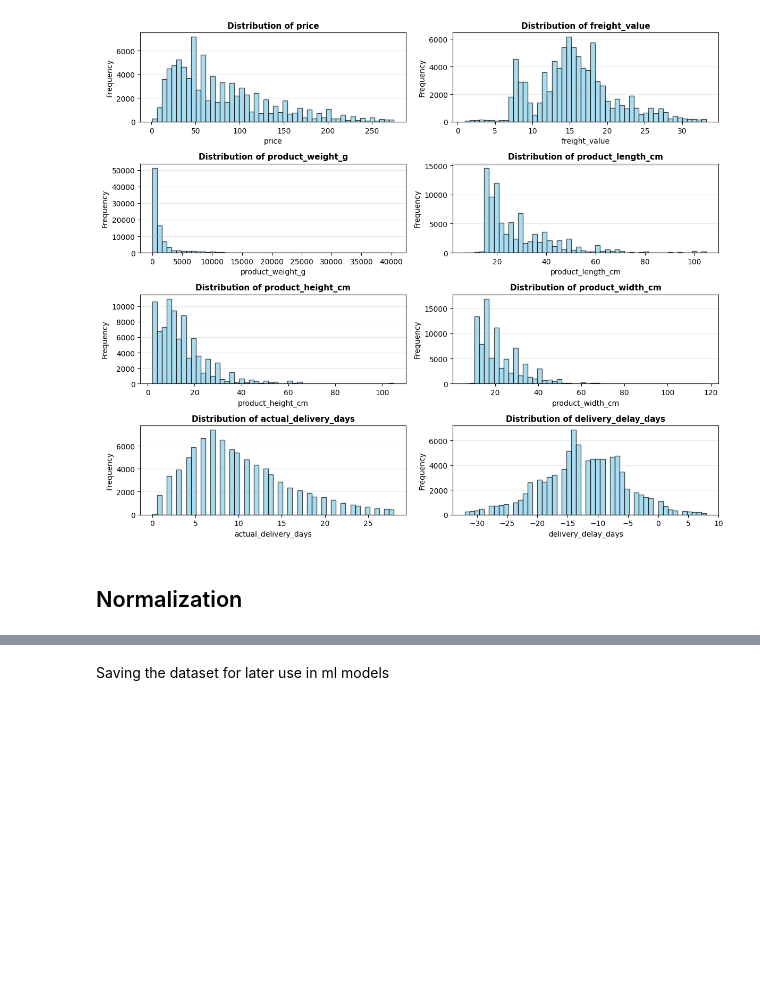
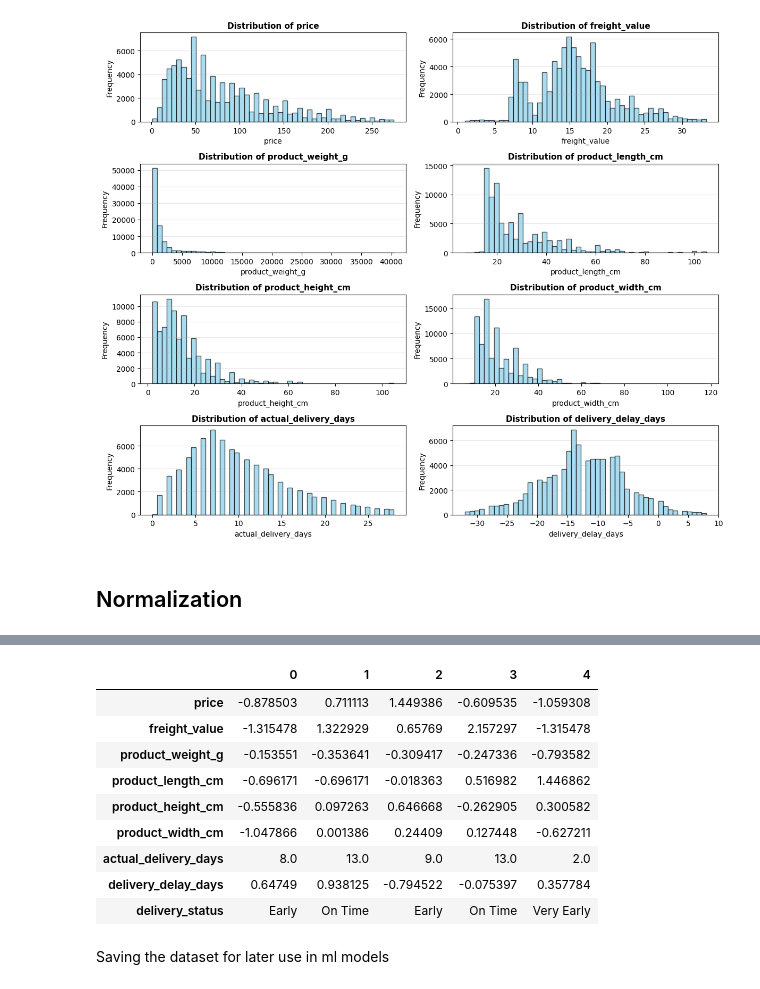
Before and after one commit to Labib1610/Olist_analysis, a Jupyter notebook: notebooks/ML_dataset_prep.ipynb, the cells around one changed output, grey strips where cells are left out. Cells and saved outputs as stored; diff of their text form; code cells hidden in the pictures; blank space fills up the shorter version.

```diff
--- a/notebooks/ML_dataset_prep.ipynb
+++ b/notebooks/ML_dataset_prep.ipynb
@@ -127,0 +122,7 @@ plt.show()
+# %%
+bins = [-np.inf, 3, 6, 9, 14, 20, np.inf]
+labels = ['Very Early', 'Somewhat Early', 'Early', 'On Time', 'Somewhat Late', 'Very Late']
+
+# right=True means the right edge is included in the bin: (left, right]
+df['delivery_status'] = pd.cut(df['actual_delivery_days'], bins=bins, labels=labels, right=True)
+df['delivery_status'].value_counts()
@@ -128,3 +138,16 @@ plt.show()
+# %%
+df.head().T
+# %% [output]
+|  | 0 | 1 | 2 | 3 | 4 |
+| price | -0.878503 | 0.711113 | 1.449386 | -0.609535 | -1.059308 |
+| freight_value | -1.315478 | 1.322929 | 0.65769 | 2.157297 | -1.315478 |
+| product_weight_g | -0.153551 | -0.353641 | -0.309417 | -0.247336 | -0.793582 |
+| product_length_cm | -0.696171 | -0.696171 | -0.018363 | 0.516982 | 1.446862 |
+| product_height_cm | -0.555836 | 0.097263 | 0.646668 | -0.262905 | 0.300582 |
+| product_width_cm | -1.047866 | 0.001386 | 0.24409 | 0.127448 | -0.627211 |
+| actual_delivery_days | 8.0 | 13.0 | 9.0 | 13.0 | 2.0 |
+| delivery_delay_days | 0.64749 | 0.938125 | -0.794522 | -0.075397 | 0.357784 |
+| delivery_status | Early | On Time | Early | On Time | Very Early |
 # %% [markdown]
 Saving the dataset for later use in ml models
 # %%
```
Also changed, not shown: parts of 4 cells of this notebook, 4 other files.
